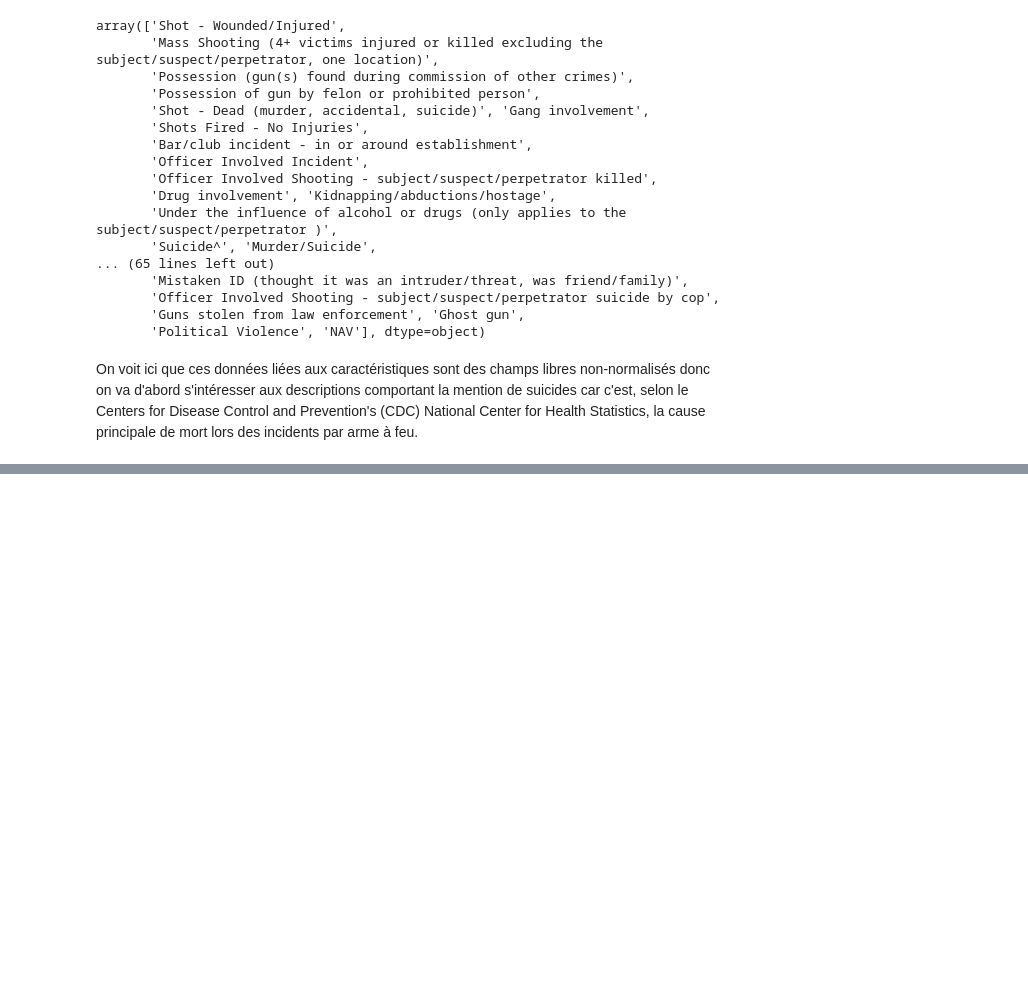
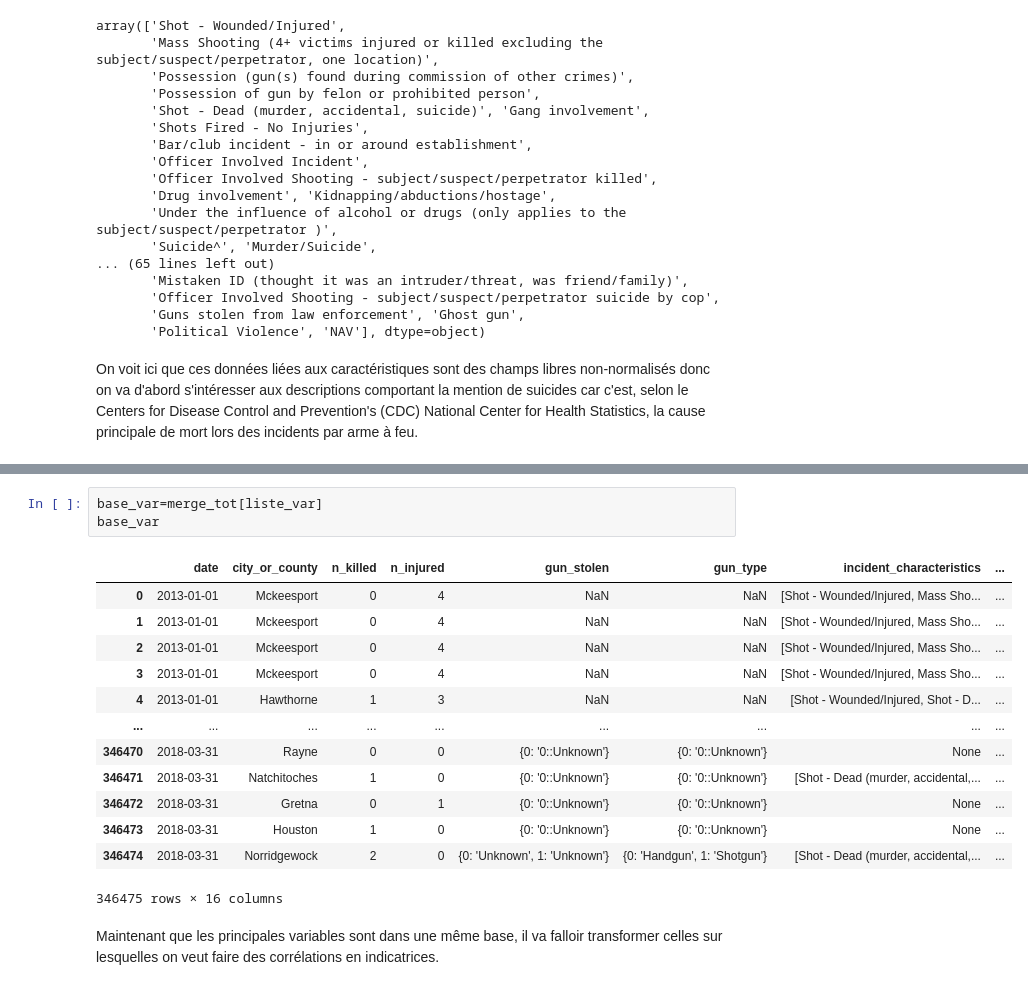
Before and after one commit to eleroux46/gun_violence, a Jupyter notebook: stats_des_elo.ipynb, the cells around one changed output, grey strips where cells are left out. Saved outputs shown, nothing was run; the diff lists cells and outputs as text; blank space fills up the shorter version.

```diff
--- a/stats_des_elo.ipynb
+++ b/stats_des_elo.ipynb
@@ -442,0 +618,19 @@ fig8
+# %%
+base_var=merge_tot[liste_var]
+base_var
+# %% [output]
+|  | date | city_or_county | n_killed | n_injured | gun_stolen | gun_type | incident_characteristics | ... |
+| 0 | 2013-01-01 | Mckeesport | 0 | 4 | NaN | NaN | [Shot - Wounded/Injured, Mass Sho... | ... |
+| 1 | 2013-01-01 | Mckeesport | 0 | 4 | NaN | NaN | [Shot - Wounded/Injured, Mass Sho... | ... |
+| 2 | 2013-01-01 | Mckeesport | 0 | 4 | NaN | NaN | [Shot - Wounded/Injured, Mass Sho... | ... |
+| 3 | 2013-01-01 | Mckeesport | 0 | 4 | NaN | NaN | [Shot - Wounded/Injured, Mass Sho... | ... |
+| 4 | 2013-01-01 | Hawthorne | 1 | 3 | NaN | NaN | [Shot - Wounded/Injured, Shot - D... | ... |
+| ... | ... | ... | ... | ... | ... | ... | ... | ... |
+| 346470 | 2018-03-31 | Rayne | 0 | 0 | {0: '0::Unknown'} | {0: '0::Unknown'} | None | ... |
+| 346471 | 2018-03-31 | Natchitoches | 1 | 0 | {0: '0::Unknown'} | {0: '0::Unknown'} | [Shot - Dead (murder, accidental,... | ... |
+| 346472 | 2018-03-31 | Gretna | 0 | 1 | {0: '0::Unknown'} | {0: '0::Unknown'} | None | ... |
+| 346473 | 2018-03-31 | Houston | 1 | 0 | {0: '0::Unknown'} | {0: '0::Unknown'} | None | ... |
+| 346474 | 2018-03-31 | Norridgewock | 2 | 0 | {0: 'Unknown', 1: 'Unknown'} | {0: 'Handgun', 1: 'Shotgun'} | [Shot - Dead (murder, accidental,... | ... |
+346475 rows × 16 columns
+# %% [markdown]
+Maintenant que les principales variables sont dans une même base, il va falloir transformer celles sur lesquelles on veut faire des corrélations en indicatrices.
```
Also changed, not shown: parts of 24 cells of this notebook.
